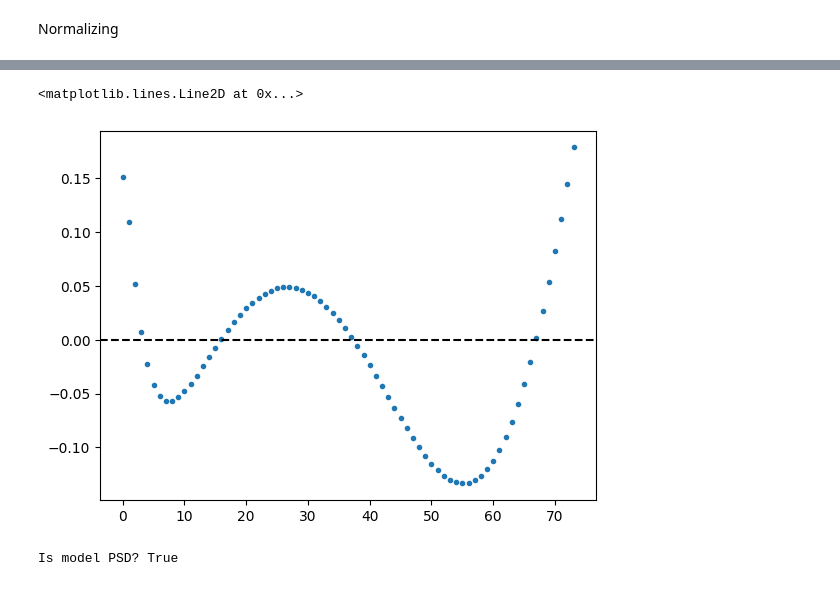
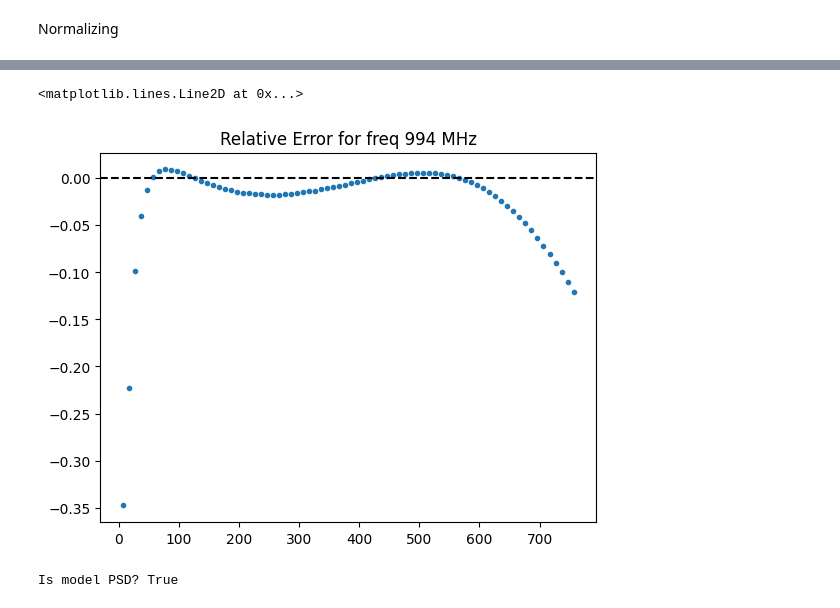
Before and after one commit to urwa99/MASS_Thesis, a Jupyter notebook: HI/SMICA_HI5.ipynb, the cells around one changed output, grey strips where cells are left out. Saved outputs shown, nothing was run; the diff lists cells and outputs as text; code cells hidden in the pictures.

```diff
--- a/HI/SMICA_HI5.ipynb
+++ b/HI/SMICA_HI5.ipynb
@@ -236,5 +241,5 @@ Bin toy model
 C_fit_full = np.zeros((lmax+1, nfreqs, nfreqs))
 C_fit_full[2:, :, :] = C_fit  # insert your toy model starting at l=2
 
-leff, n_bins, C_fit_binned = bin_spectra(C_fit_full, 10, lmax=lmax)
+leff, n_bins, C_fit_binned = bin_spectra(C_fit_full, 10)
 # %%
@@ -336,5 +347,5 @@ pprint(res1)
 # %%
-f=15
+f=45
 # %%
 a_new = a_opt1.reshape((P+1, Q+1))
 C_new = np.zeros((nell, nfreqs))
@@ -377,9 +437,10 @@ plt.colorbar()
 # %%
-plt.plot((C_mse[2:,20, 20]- C_fit_binned[2:,20,20])/C_fit_binned[2:,20,20], '.',label='error')
+plt.plot(leff,(C_mse[:,f, f]- C_fit_binned[:,f,f])/C_fit_binned[:,f,f], '.',label='error')
+plt.title(f"Relative Error for freq {freqs[f]} MHz")
 plt.axhline(0, color='k', linestyle='--')
 # %% [output]
 <matplotlib.lines.Line2D at 0x...>
-[figure, old version]
+[figure, new version]
 # %%
 def is_psd(P, tol=0):
     eigenvalues = np.linalg.eigvalsh(P)  # symmetric-optimized
```
Also changed, not shown: parts of 25 cells of this notebook, 1 other file.
